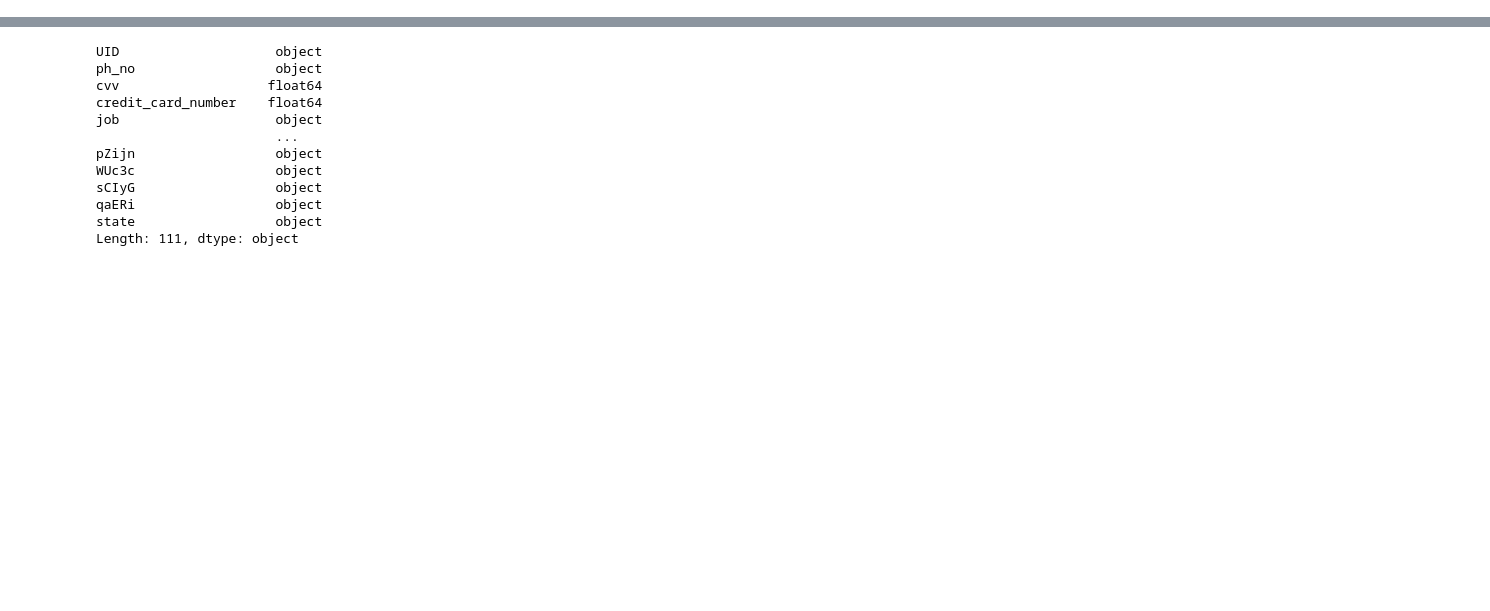
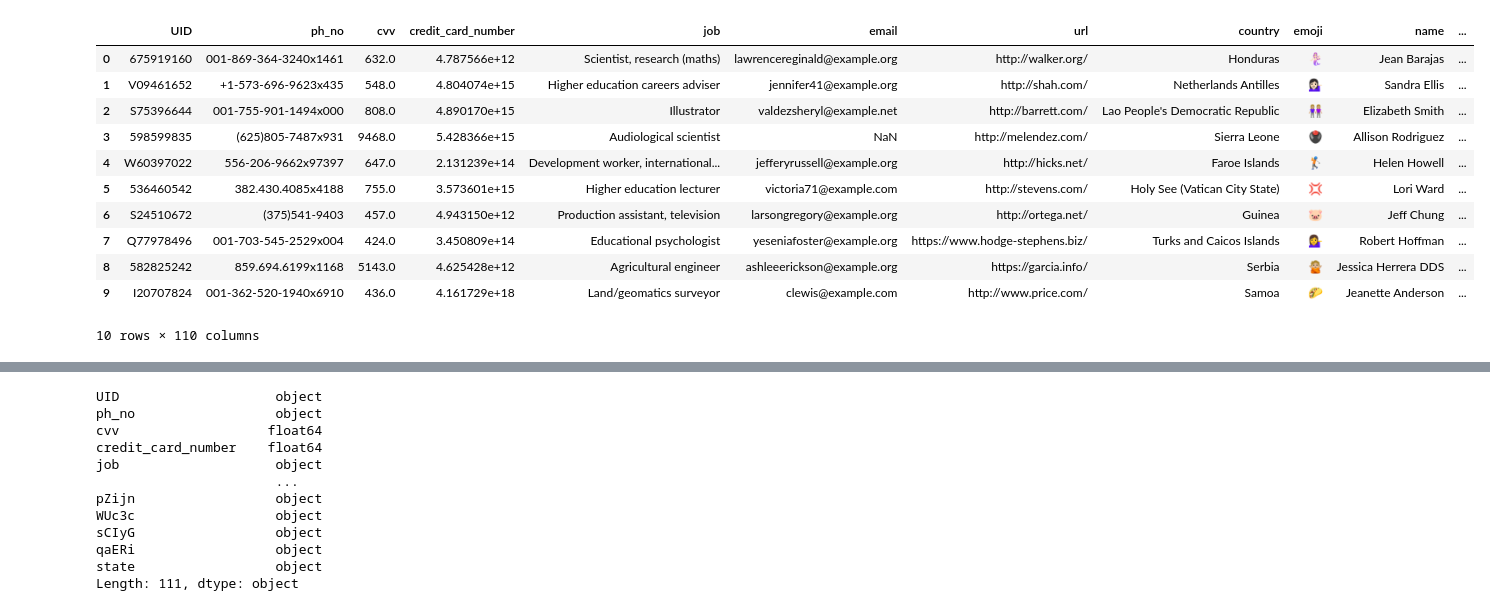
Before and after one commit to JoshuaR26/MIC_HellWeek, a Jupyter notebook: notebooks/MIC_v1.ipynb, the cells around one changed output, grey strips where cells are left out. Cells and saved outputs as stored; diff of their text form; code cells hidden in the pictures; blank space fills up the shorter version.

```diff
--- a/notebooks/MIC_v1.ipynb
+++ b/notebooks/MIC_v1.ipynb
@@ -20,3 +34,21 @@ df_train.head()
+# %%
+test_path = 'dataset/hell-week-mic/test.csv'
+
+df_test= pd.read_csv(test_path, nrows=1000)
+df_test.head(10)
+# %% [output]
+|  | UID | ph_no | cvv | credit_card_number | job | email | url | country | emoji | name | ... |
+| 0 | 675919160 | 001-869-364-3240x1461 | 632.0 | 4.787566e+12 | Scientist, research (maths) | lawrencereginald@example.org | http://walker.org/ | Honduras | 🧜🏻‍♀️ | Jean Barajas | ... |
+| 1 | V09461652 | +1-573-696-9623x435 | 548.0 | 4.804074e+15 | Higher education careers adviser | jennifer41@example.org | http://shah.com/ | Netherlands Antilles | 💁🏻‍♀️ | Sandra Ellis | ... |
+| 2 | S75396644 | 001-755-901-1494x000 | 808.0 | 4.890170e+15 | Illustrator | valdezsheryl@example.net | http://barrett.com/ | Lao People's Democratic Republic | 👭🏼 | Elizabeth Smith | ... |
+| 3 | 598599835 | (625)805-7487x931 | 9468.0 | 5.428366e+15 | Audiological scientist | NaN | http://melendez.com/ | Sierra Leone | 🖲️ | Allison Rodriguez | ... |
+| 4 | W60397022 | 556-206-9662x97397 | 647.0 | 2.131239e+14 | Development worker, international... | jefferyrussell@example.org | http://hicks.net/ | Faroe Islands | 🏌️ | Helen Howell | ... |
+| 5 | 536460542 | 382.430.4085x4188 | 755.0 | 3.573601e+15 | Higher education lecturer | victoria71@example.com | http://stevens.com/ | Holy See (Vatican City State) | 💢 | Lori Ward | ... |
+| 6 | S24510672 | (375)541-9403 | 457.0 | 4.943150e+12 | Production assistant, television | larsongregory@example.org | http://ortega.net/ | Guinea | 🐷 | Jeff Chung | ... |
+| 7 | Q77978496 | 001-703-545-2529x004 | 424.0 | 3.450809e+14 | Educational psychologist | yeseniafoster@example.org | https://www.hodge-stephens.biz/ | Turks and Caicos Islands | 💁‍♀️ | Robert Hoffman | ... |
+| 8 | 582825242 | 859.694.6199x1168 | 5143.0 | 4.625428e+12 | Agricultural engineer | ashleeerickson@example.org | https://garcia.info/ | Serbia | 🙅🏼 | Jessica Herrera DDS | ... |
+| 9 | I20707824 | 001-362-520-1940x6910 | 436.0 | 4.161729e+18 | Land/geomatics surveyor | clewis@example.com | http://www.price.com/ | Samoa | 🌮 | Jeanette Anderson | ... |
+10 rows × 110 columns
 # %%
 df_train.shape
 # %% [output]
```
Also changed, not shown: parts of 30 cells of this notebook, 4 other files.
